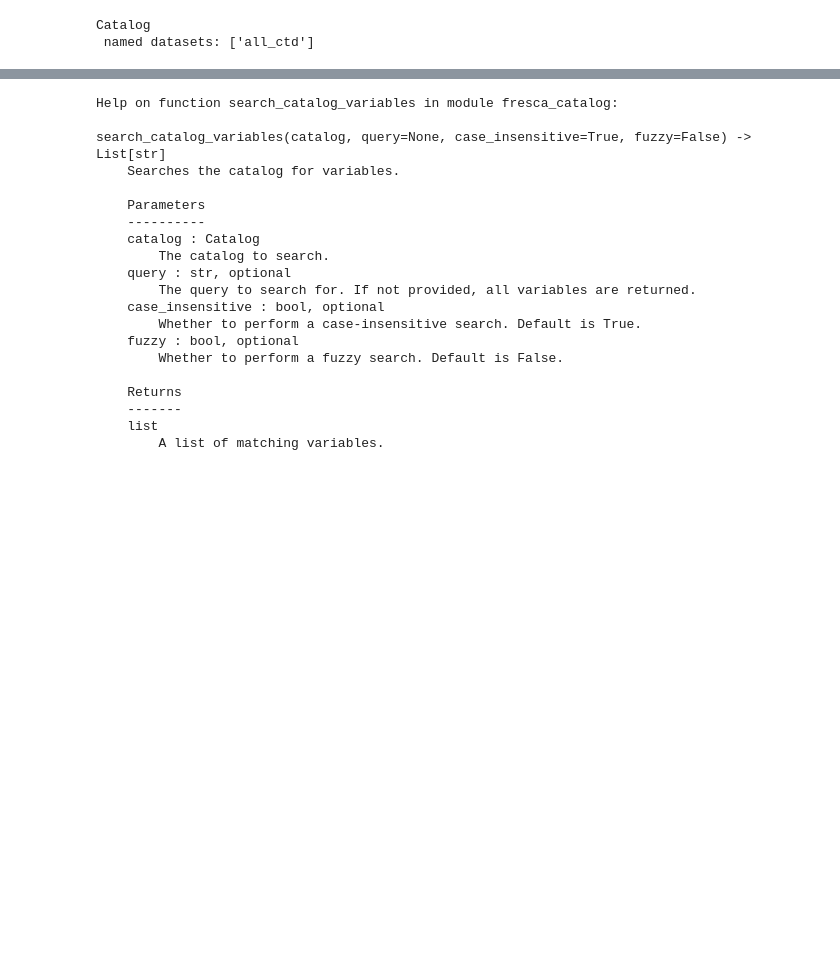
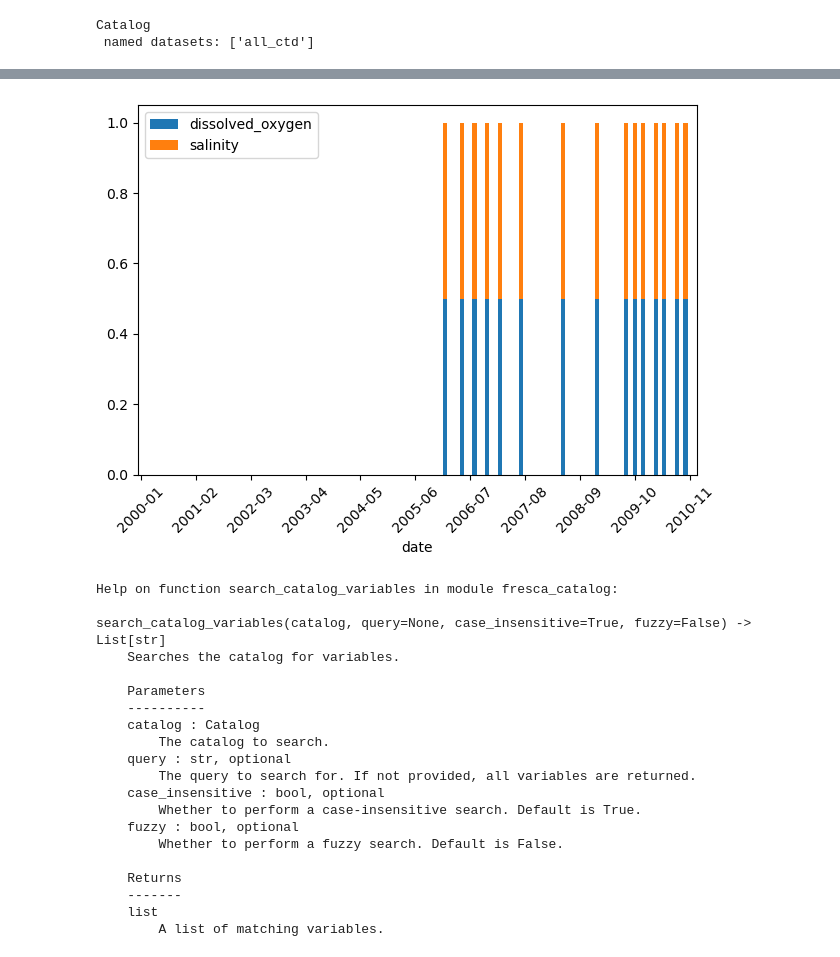
Before and after one commit to axiom-data-science/fresca-catalog, a Jupyter notebook: example.ipynb, the cells around one changed output, grey strips where cells are left out. Saved outputs shown, nothing was run; the diff lists cells and outputs as text; code cells hidden in the pictures; blank space fills up the shorter version.

```diff
--- a/example.ipynb
+++ b/example.ipynb
@@ -52,3 +47,7 @@ plot_timeseries(filtered_catalog, stations=['4', '5', '5.5', '6', '6.5'], time_b
+# %%
+plot_timeseries(filtered_catalog, stations='6', time_bin='ME')
+# %% [output]
+[figure, added]
 # %%
 help(search_catalog_variables)
 # %% [output]
```
Also changed, not shown: parts of 3 cells of this notebook.
